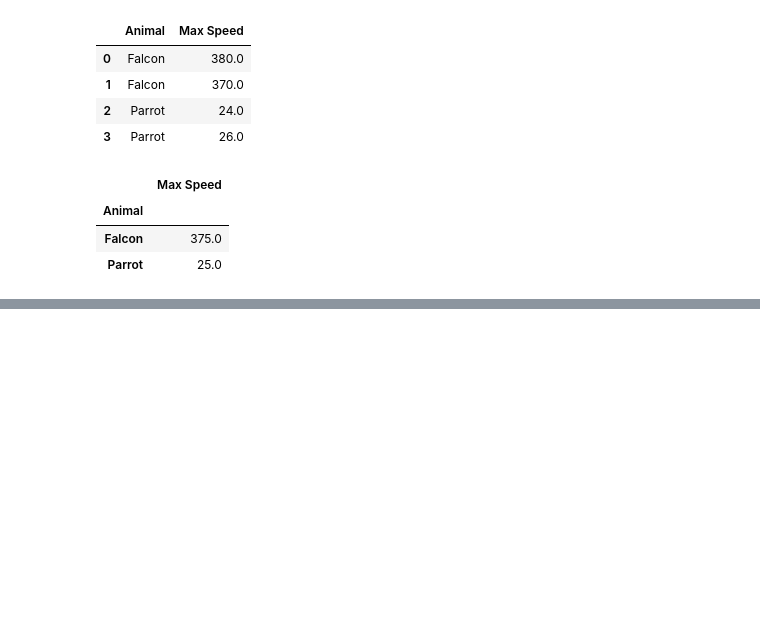
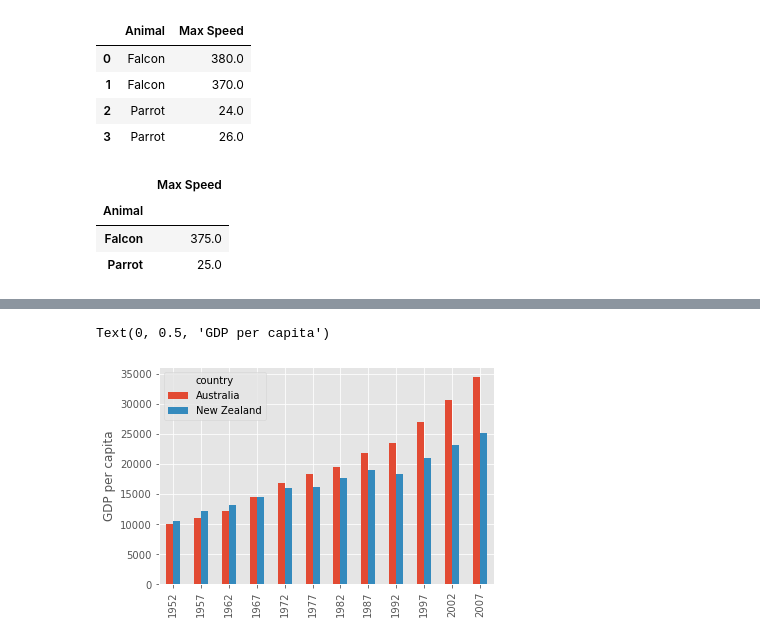
Before and after one commit to FranciscoSNR/2021-8-19-pml-Francisco-Nieto, a Jupyter notebook: 2021-analisis-de-datos.ipynb, the cells around one changed output, grey strips where cells are left out. Drawn from its saved outputs; the diff is of its cells as text; code cells hidden in the pictures; blank space fills up the shorter version.

```diff
--- a/2021-analisis-de-datos.ipynb
+++ b/2021-analisis-de-datos.ipynb
@@ -198,0 +240,7 @@ import matplotlib.pyplot as plt
+# %%
+plt.style.use('ggplot')
+data.T.plot(kind='bar')
+plt.ylabel('GDP per capita')
+# %% [output]
+Text(0, 0.5, 'GDP per capita')
+[figure, added]
```
Also changed, not shown: parts of 13 cells of this notebook, 2 other files.
